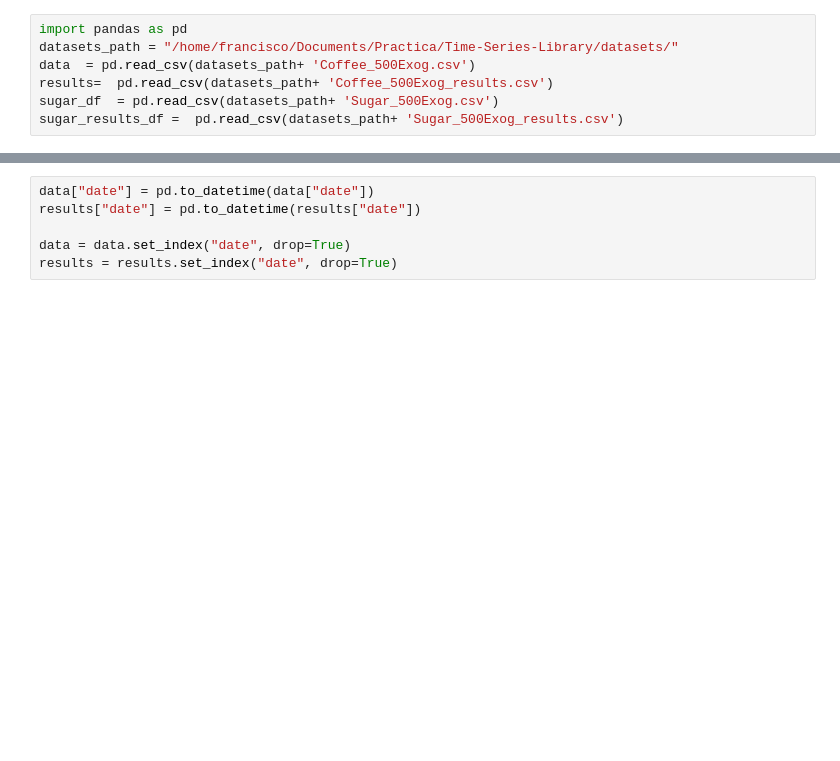
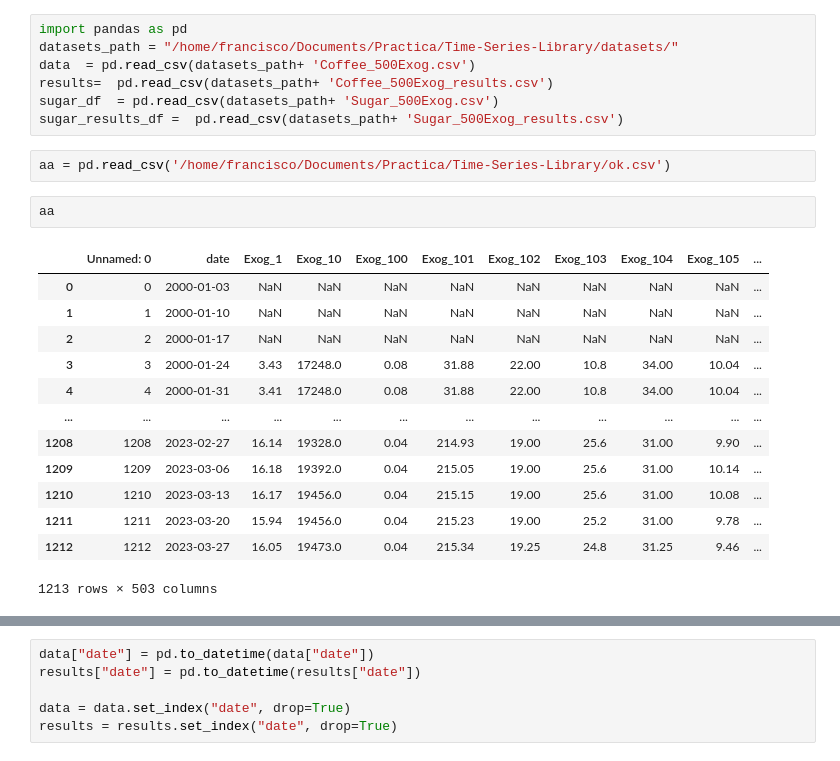
Before and after one commit to FranciscoSotoU/Time-Series-Library, a Jupyter notebook: debug.ipynb, the cells around one changed output, grey strips where cells are left out. Saved outputs shown, nothing was run; the diff lists cells and outputs as text; blank space fills up the shorter version.

```diff
--- a/debug.ipynb
+++ b/debug.ipynb
@@ -5,3 +5,21 @@ data  = pd.read_csv(datasets_path+ 'Coffee_500Exog.csv')
 results=  pd.read_csv(datasets_path+ 'Coffee_500Exog_results.csv')
 sugar_df  = pd.read_csv(datasets_path+ 'Sugar_500Exog.csv')
 sugar_results_df =  pd.read_csv(datasets_path+ 'Sugar_500Exog_results.csv')
+# %%
+aa = pd.read_csv('/home/francisco/Documents/Practica/Time-Series-Library/ok.csv')
+# %%
+aa
+# %% [output]
+|  | Unnamed: 0 | date | Exog_1 | Exog_10 | Exog_100 | Exog_101 | Exog_102 | Exog_103 | Exog_104 | Exog_105 | ... |
+| 0 | 0 | 2000-01-03 | NaN | NaN | NaN | NaN | NaN | NaN | NaN | NaN | ... |
+| 1 | 1 | 2000-01-10 | NaN | NaN | NaN | NaN | NaN | NaN | NaN | NaN | ... |
+| 2 | 2 | 2000-01-17 | NaN | NaN | NaN | NaN | NaN | NaN | NaN | NaN | ... |
+| 3 | 3 | 2000-01-24 | 3.43 | 17248.0 | 0.08 | 31.88 | 22.00 | 10.8 | 34.00 | 10.04 | ... |
+| 4 | 4 | 2000-01-31 | 3.41 | 17248.0 | 0.08 | 31.88 | 22.00 | 10.8 | 34.00 | 10.04 | ... |
+| ... | ... | ... | ... | ... | ... | ... | ... | ... | ... | ... | ... |
+| 1208 | 1208 | 2023-02-27 | 16.14 | 19328.0 | 0.04 | 214.93 | 19.00 | 25.6 | 31.00 | 9.90 | ... |
+| 1209 | 1209 | 2023-03-06 | 16.18 | 19392.0 | 0.04 | 215.05 | 19.00 | 25.6 | 31.00 | 10.14 | ... |
+| 1210 | 1210 | 2023-03-13 | 16.17 | 19456.0 | 0.04 | 215.15 | 19.00 | 25.6 | 31.00 | 10.08 | ... |
+| 1211 | 1211 | 2023-03-20 | 15.94 | 19456.0 | 0.04 | 215.23 | 19.00 | 25.2 | 31.00 | 9.78 | ... |
+| 1212 | 1212 | 2023-03-27 | 16.05 | 19473.0 | 0.04 | 215.34 | 19.25 | 24.8 | 31.25 | 9.46 | ... |
+1213 rows × 503 columns
```
Also changed, not shown: parts of 1 cell of this notebook, 8 other files.
